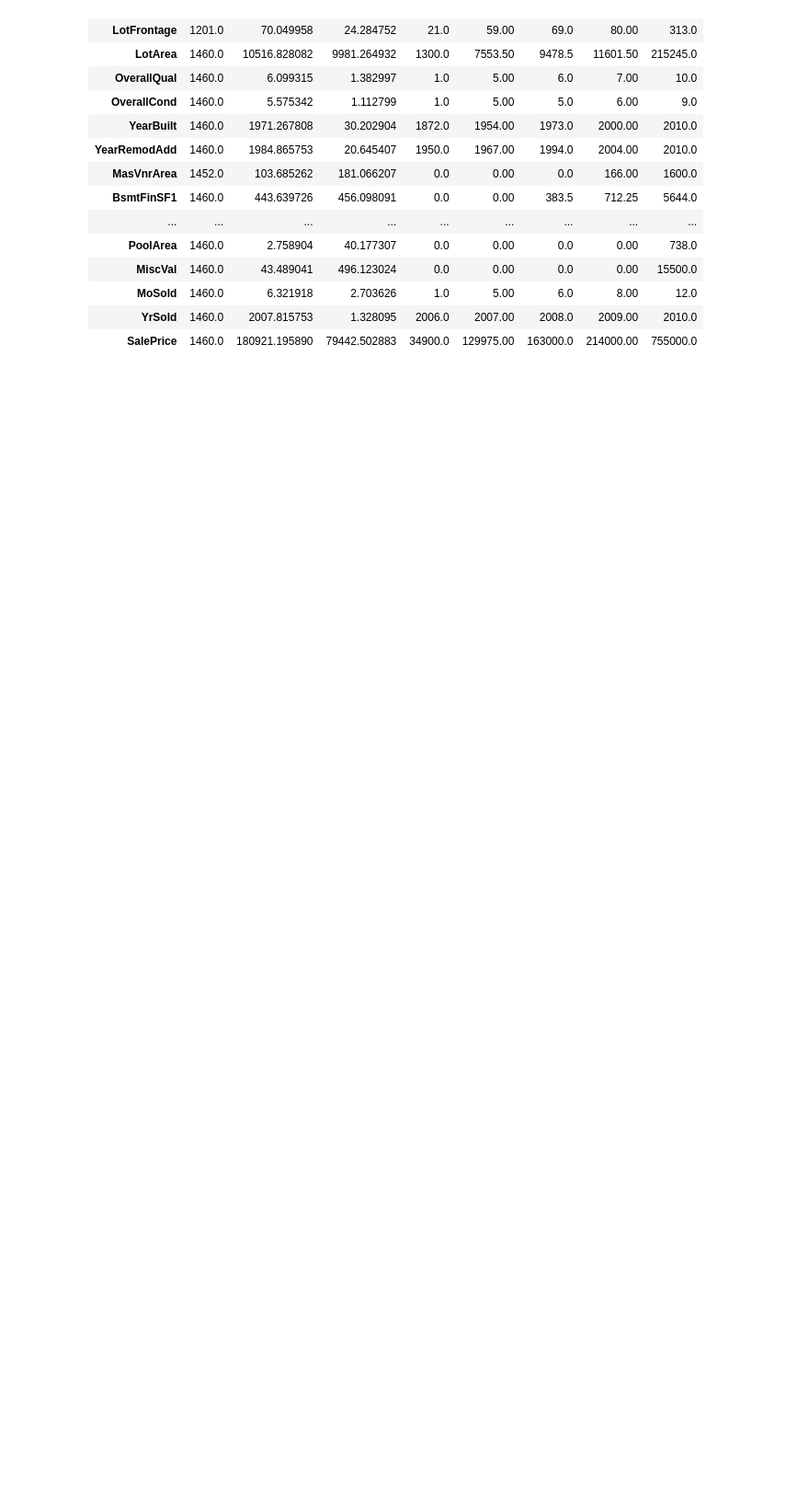
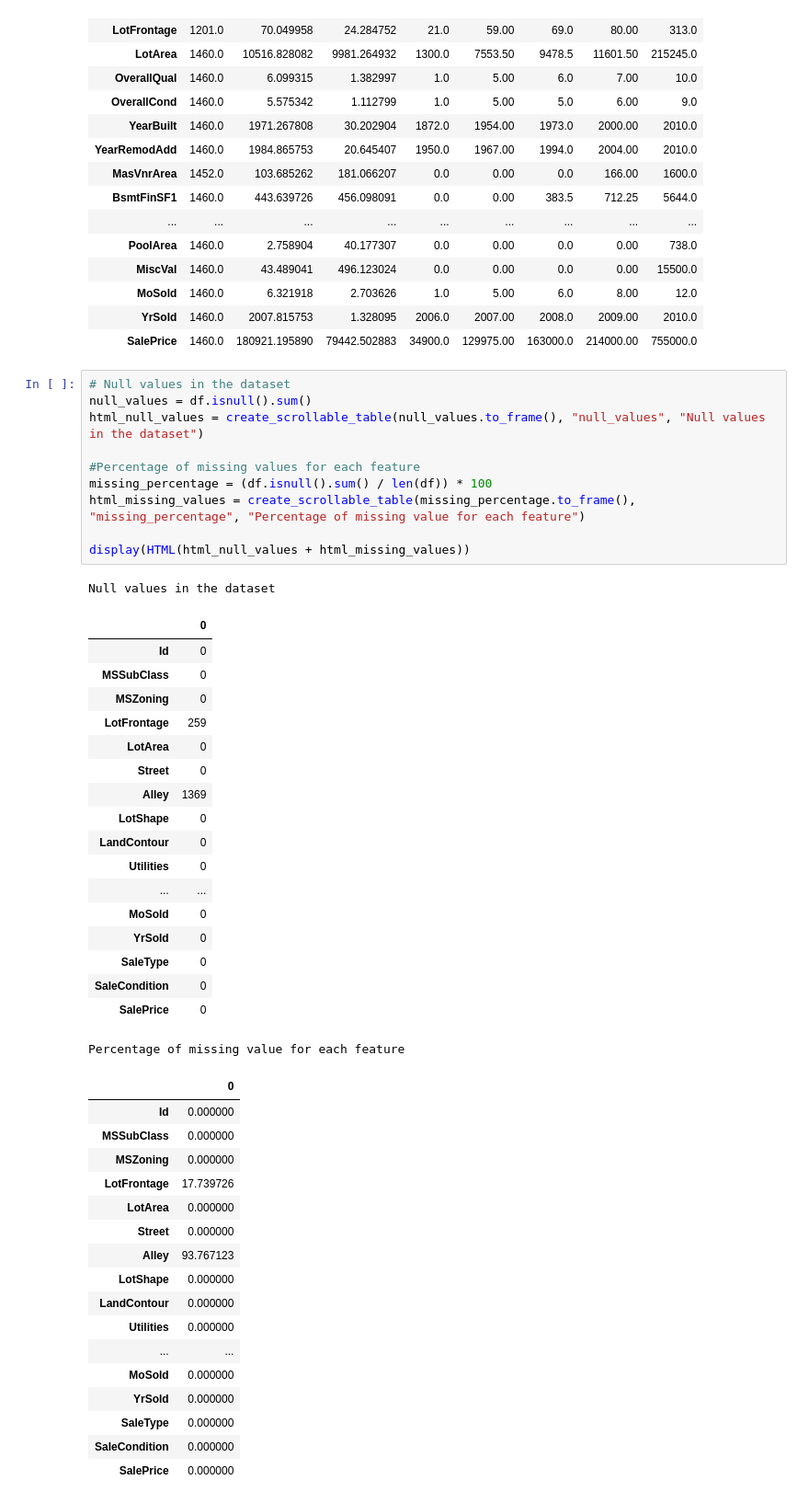
Before and after one commit to ThuanThai/house-pricing, a Jupyter notebook: HousePricing/House_Pricing.ipynb, the cells around one changed output. Shown at 92% size. Saved outputs shown, nothing was run; the diff lists cells and outputs as text; blank space fills up the shorter version.

```diff
--- a/HousePricing/House_Pricing.ipynb
+++ b/HousePricing/House_Pricing.ipynb
@@ -48,3 +48,50 @@ Summary statistics for numerical features
 | MoSold | 1460.0 | 6.321918 | 2.703626 | 1.0 | 5.00 | 6.0 | 8.00 | 12.0 |
 | YrSold | 1460.0 | 2007.815753 | 1.328095 | 2006.0 | 2007.00 | 2008.0 | 2009.00 | 2010.0 |
 | SalePrice | 1460.0 | 180921.195890 | 79442.502883 | 34900.0 | 129975.00 | 163000.0 | 214000.00 | 755000.0 |
+# %%
+# Null values in the dataset
+null_values = df.isnull().sum()
+html_null_values = create_scrollable_table(null_values.to_frame(), "null_values", "Null values in the dataset")
+
+#Percentage of missing values for each feature
+missing_percentage = (df.isnull().sum() / len(df)) * 100
+html_missing_values = create_scrollable_table(missing_percentage.to_frame(), "missing_percentage", "Percentage of missing value for each feature")
+
+display(HTML(html_null_values + html_missing_values))
+# %% [output]
+Null values in the dataset
+|  | 0 |
+| Id | 0 |
+| MSSubClass | 0 |
+| MSZoning | 0 |
+| LotFrontage | 259 |
+| LotArea | 0 |
+| Street | 0 |
+| Alley | 1369 |
+| LotShape | 0 |
+| LandContour | 0 |
+| Utilities | 0 |
+| ... | ... |
+| MoSold | 0 |
+| YrSold | 0 |
+| SaleType | 0 |
+| SaleCondition | 0 |
+| SalePrice | 0 |
+Percentage of missing value for each feature
+|  | 0 |
+| Id | 0.000000 |
+| MSSubClass | 0.000000 |
+| MSZoning | 0.000000 |
+| LotFrontage | 17.739726 |
+| LotArea | 0.000000 |
+| Street | 0.000000 |
+| Alley | 93.767123 |
+| LotShape | 0.000000 |
+| LandContour | 0.000000 |
+| Utilities | 0.000000 |
+| ... | ... |
+| MoSold | 0.000000 |
+| YrSold | 0.000000 |
+| SaleType | 0.000000 |
+| SaleCondition | 0.000000 |
+| SalePrice | 0.000000 |
```
Also changed, not shown: parts of 4 cells of this notebook.
